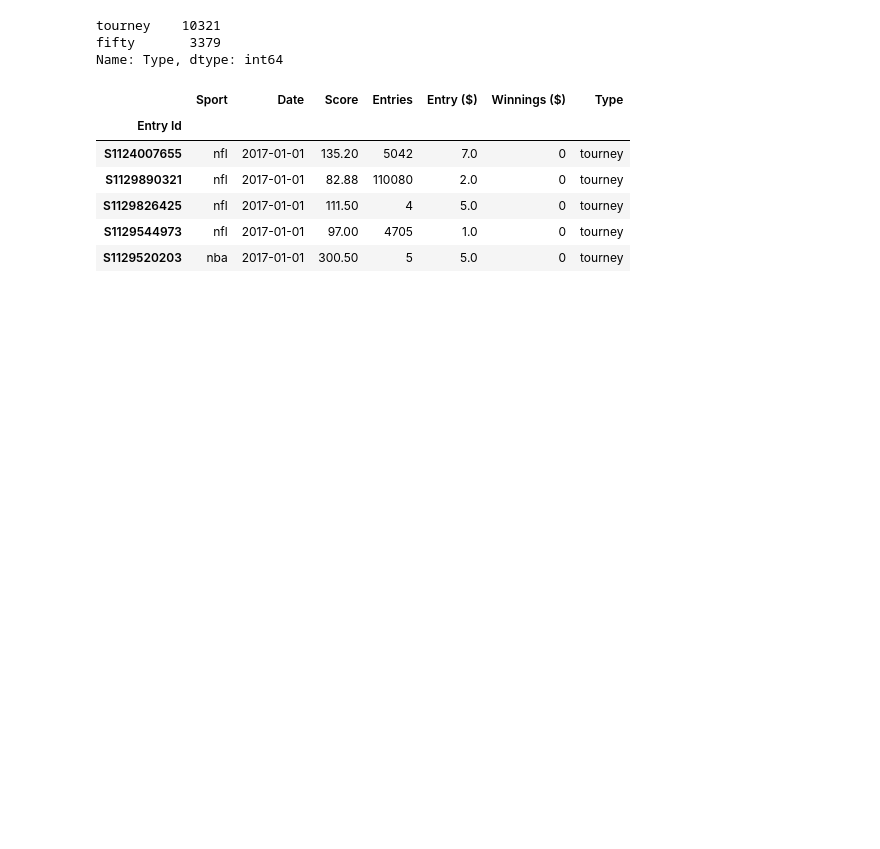
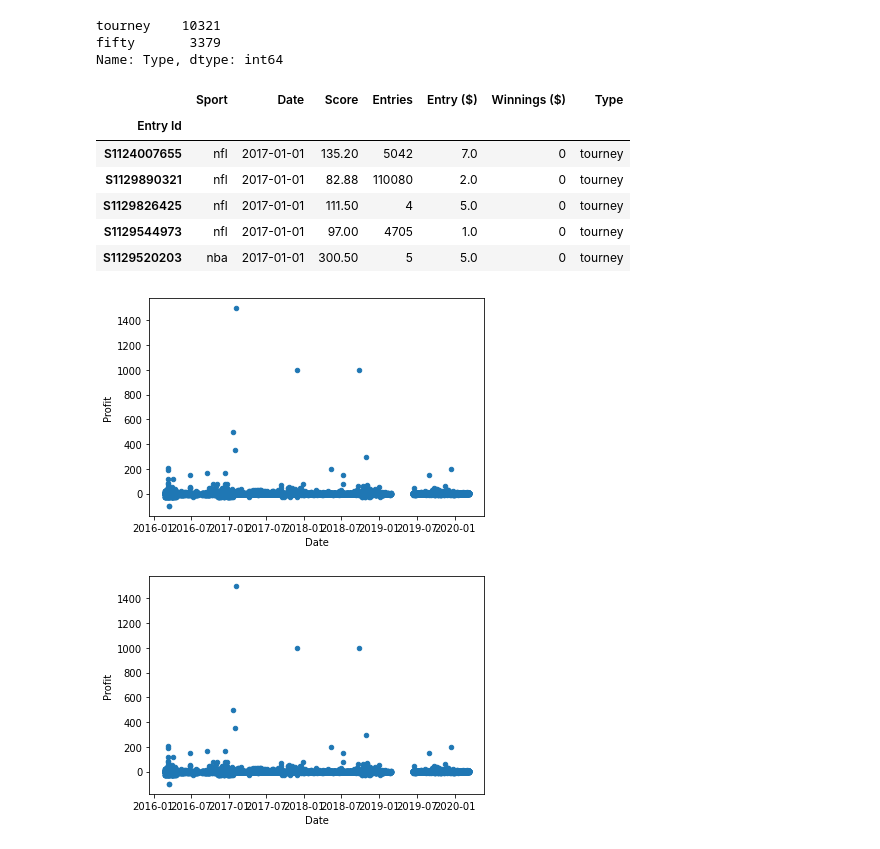
Before and after one commit to triolinho/verbose-octo-sniffle, a Jupyter notebook: fanduel_notebook.ipynb, the cells around one changed output. Saved outputs shown, nothing was run; the diff lists cells and outputs as text; code cells hidden in the pictures; blank space fills up the shorter version.

Commit message:
added plot for ols

```diff
--- a/fanduel_notebook.ipynb
+++ b/fanduel_notebook.ipynb
@@ -457,2 +458,5 @@ OLS Regression Results
 Warnings:
 [1] Standard Errors assume that the covariance matrix of the errors is correctly specified.
+# %%
+fd_reg_simple2 = ols(formula= "Profit~Sport_nfl", data=fd_df_2).fit()
+fd_reg_simple2.summary()
@@ -513,0 +555,6 @@ fd_df.head()
+# %%
+ax = fd_df.plot(x='Date', y='Profit', kind='scatter')
+abline_plot(model_results=fd_reg_simple2, ax=ax)
+# %% [output]
+[figure, added]
+[figure, added]
```
Also changed, not shown: parts of 6 cells of this notebook.
